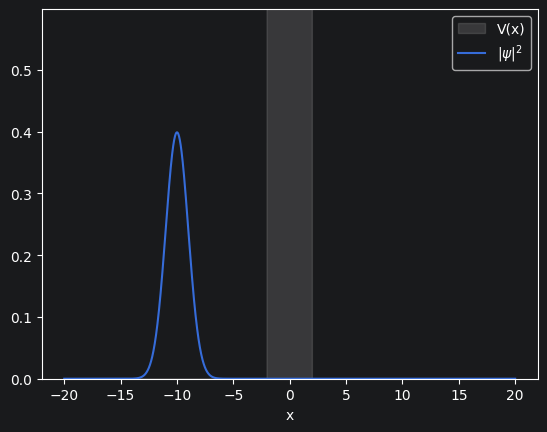
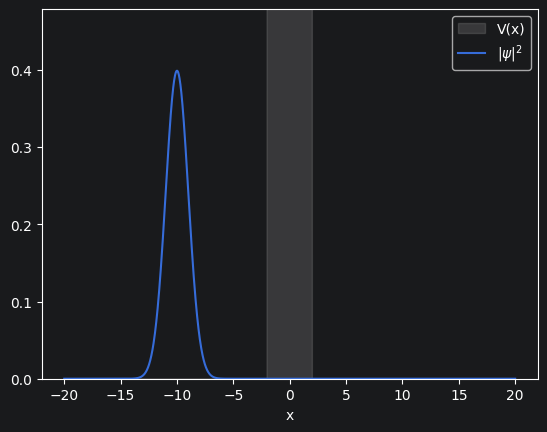
The change to this notebook cell's code, shown as a diff; its figure went from the first image to the second:
--- before
+++ after
@@ -5,5 +5,5 @@
 line, = ax.plot(x, frames[0], label=r'$|\psi|^2$')
 
-ax.set_ylim(0, max(frames[0]) * 1.5)
+ax.set_ylim(0, max(frames[0]) * 1.2)
 ax.set_xlabel('x')
 ax.legend()

Commit: feat: 3D-scattering + 1D update T=20